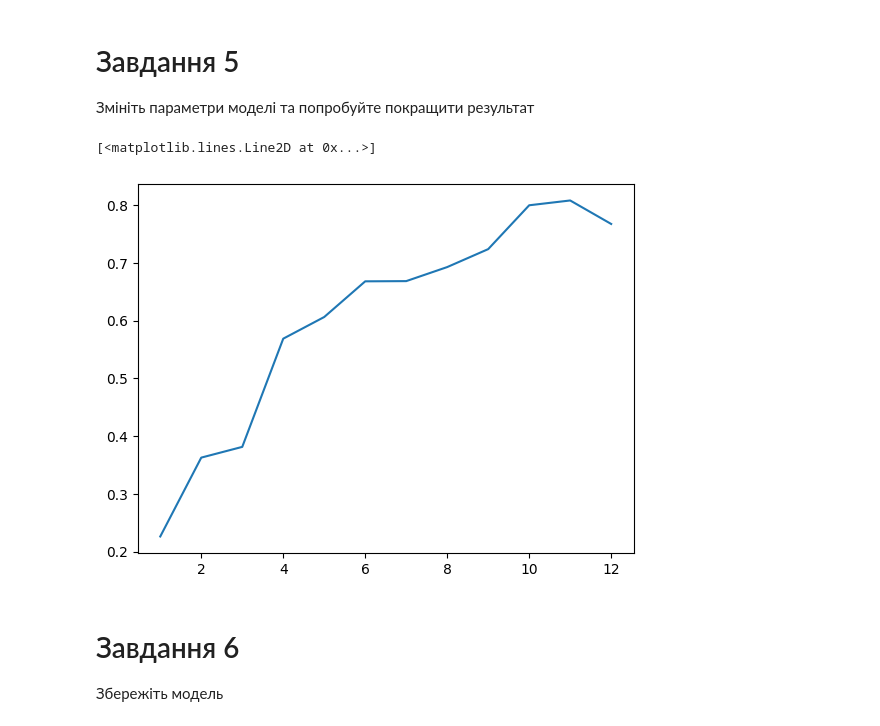
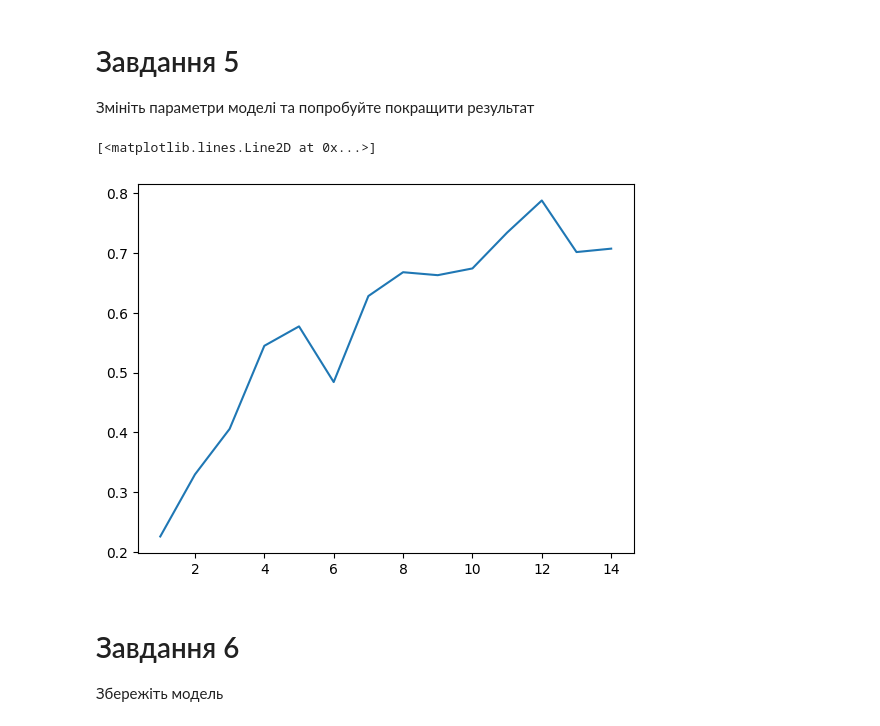
Before and after one commit to shaya-686/AI, a Jupyter notebook: Практика_дерева_рішень.ipynb, the cells around one changed output. Saved outputs shown, nothing was run; the diff lists cells and outputs as text; code cells hidden in the pictures.

```diff
--- a/Практика_дерева_рішень.ipynb
+++ b/Практика_дерева_рішень.ipynb
@@ -35,6 +35,6 @@ df.head()
 | 3 | Comprehensive | Petrol | 5 | 18378 | 2019 | 16.50 | 1353.0 | ... |
 | 4 | Comprehensive | Petrol | 5 | 44900 | 2019 | 14.67 | 1798.0 | ... |
 # %%
-df = df[['fuel_type', 'kms_driven', 'engine(cc)', 'price(in lakhs)']]
+#df = df[['fuel_type', 'kms_driven', 'engine(cc)', 'price(in lakhs)']]
 df.head()
 # %% [output]
@@ -96,7 +96,7 @@ num_transformer = Pipeline(
 
 cat_transformer = Pipeline(
     steps=[("imputer", SimpleImputer(strategy="most_frequent")),
-           ("encoder", OneHotEncoder(sparse_output=False))])
+           ("encoder", OneHotEncoder(sparse_output=False, handle_unknown='ignore'))])
 
 preprocessor = ColumnTransformer(
     transformers=[
@@ -125,7 +128,7 @@ ColumnTransformer(transformers=[('num',
 
 model = Pipeline(
     [("prep", preprocessor),
-     ("tree", tree.DecisionTreeRegressor(max_depth=11,
+     ("tree", tree.DecisionTreeRegressor(max_depth=12,
                                          random_state=42)
      )
      ]
@@ -199,22 +208,22 @@ graph.render("car tree")
 # Завдання 5
 Змініть параметри моделі та попробуйте покращити результат
 # %%
-depths = range(1, 13)
+depths = range(1, 15)
 r2 = []
 for depth in depths:
   model = Pipeline(
     [("prep", preprocessor),
      ("tree", tree.DecisionTreeRegressor(max_depth=depth, random_state=42))])
 
   model.fit(X_train, y_train)
   y_pred = model.predict(X_test)
   r2_value = metrics.r2_score(y_test, y_pred)
   r2.append(r2_value)
 
 plt.plot(depths, r2)
 # %% [output]
 [<matplotlib.lines.Line2D at 0x...>]
-[figure, old version]
+[figure, new version]
 # %% [markdown]
 # Завдання 6
 Збережіть модель
```
Also changed, not shown: parts of 5 cells of this notebook.
